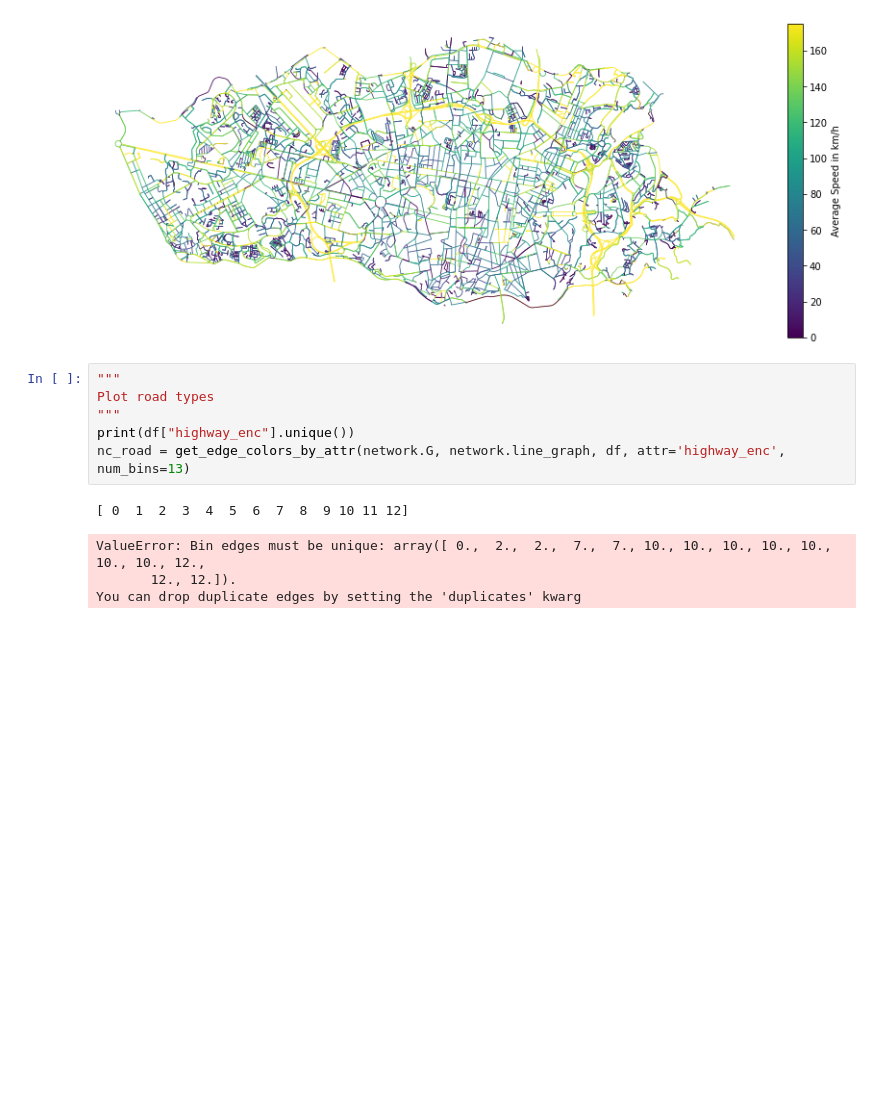
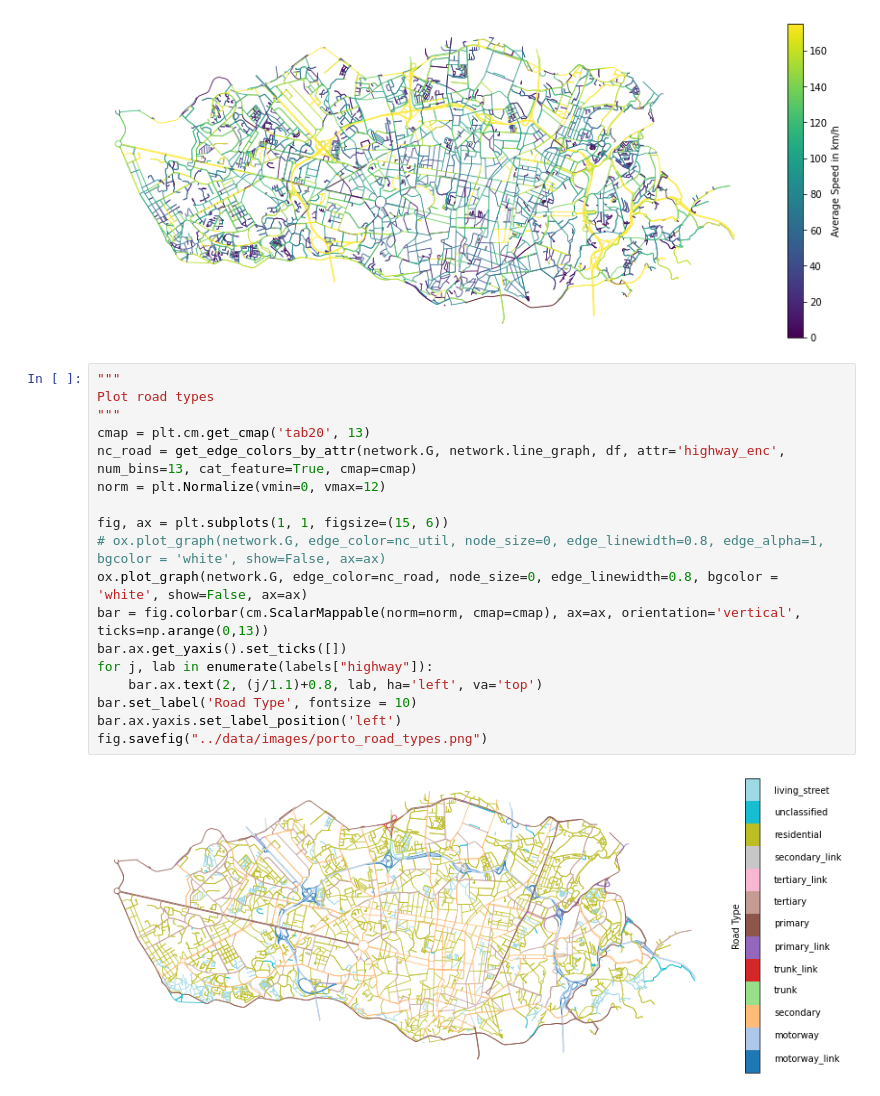
Before and after one commit to SwiftPredator/Trajectory-based-Road-Network-Representation-Learning, a Jupyter notebook: evaluation/explanatory_data_analysis.ipynb, the cells around one changed output. Saved outputs shown, nothing was run; the diff lists cells and outputs as text; blank space fills up the shorter version.

```diff
--- a/evaluation/explanatory_data_analysis.ipynb
+++ b/evaluation/explanatory_data_analysis.ipynb
@@ -100,14 +97,23 @@ cb.set_label('Average Speed in km/h', fontsize = 10)
 fig.savefig("../data/images/porto_speed.png")
 # %% [output]
 [figure]
-# %%
-"""
-Plot road types
-"""
-print(df["highway_enc"].unique())
-nc_road = get_edge_colors_by_attr(network.G, network.line_graph, df, attr='highway_enc', num_bins=13)
-# %% [output]
-[ 0  1  2  3  4  5  6  7  8  9 10 11 12]
-ValueError: Bin edges must be unique: array([ 0.,  2.,  2.,  7.,  7., 10., 10., 10., 10., 10., 10., 10., 12.,
-       12., 12.]).
-You can drop duplicate edges by setting the 'duplicates' kwarg
+# %%
+"""
+Plot road types
+"""
+cmap = plt.cm.get_cmap('tab20', 13)
+nc_road = get_edge_colors_by_attr(network.G, network.line_graph, df, attr='highway_enc', num_bins=13, cat_feature=True, cmap=cmap)
+norm = plt.Normalize(vmin=0, vmax=12)
+
+fig, ax = plt.subplots(1, 1, figsize=(15, 6))
+# ox.plot_graph(network.G, edge_color=nc_util, node_size=0, edge_linewidth=0.8, edge_alpha=1, bgcolor = 'white', show=False, ax=ax)
+ox.plot_graph(network.G, edge_color=nc_road, node_size=0, edge_linewidth=0.8, bgcolor = 'white', show=False, ax=ax)
+bar = fig.colorbar(cm.ScalarMappable(norm=norm, cmap=cmap), ax=ax, orientation='vertical', ticks=np.arange(0,13))
+bar.ax.get_yaxis().set_ticks([])
+for j, lab in enumerate(labels["highway"]):
+    bar.ax.text(2, (j/1.1)+0.8, lab, ha='left', va='top')
+bar.set_label('Road Type', fontsize = 10)
+bar.ax.yaxis.set_label_position('left')
+fig.savefig("../data/images/porto_road_types.png")
+# %% [output]
+[figure, added]
```
Also changed, not shown: parts of 3 cells of this notebook, 11 other files.
